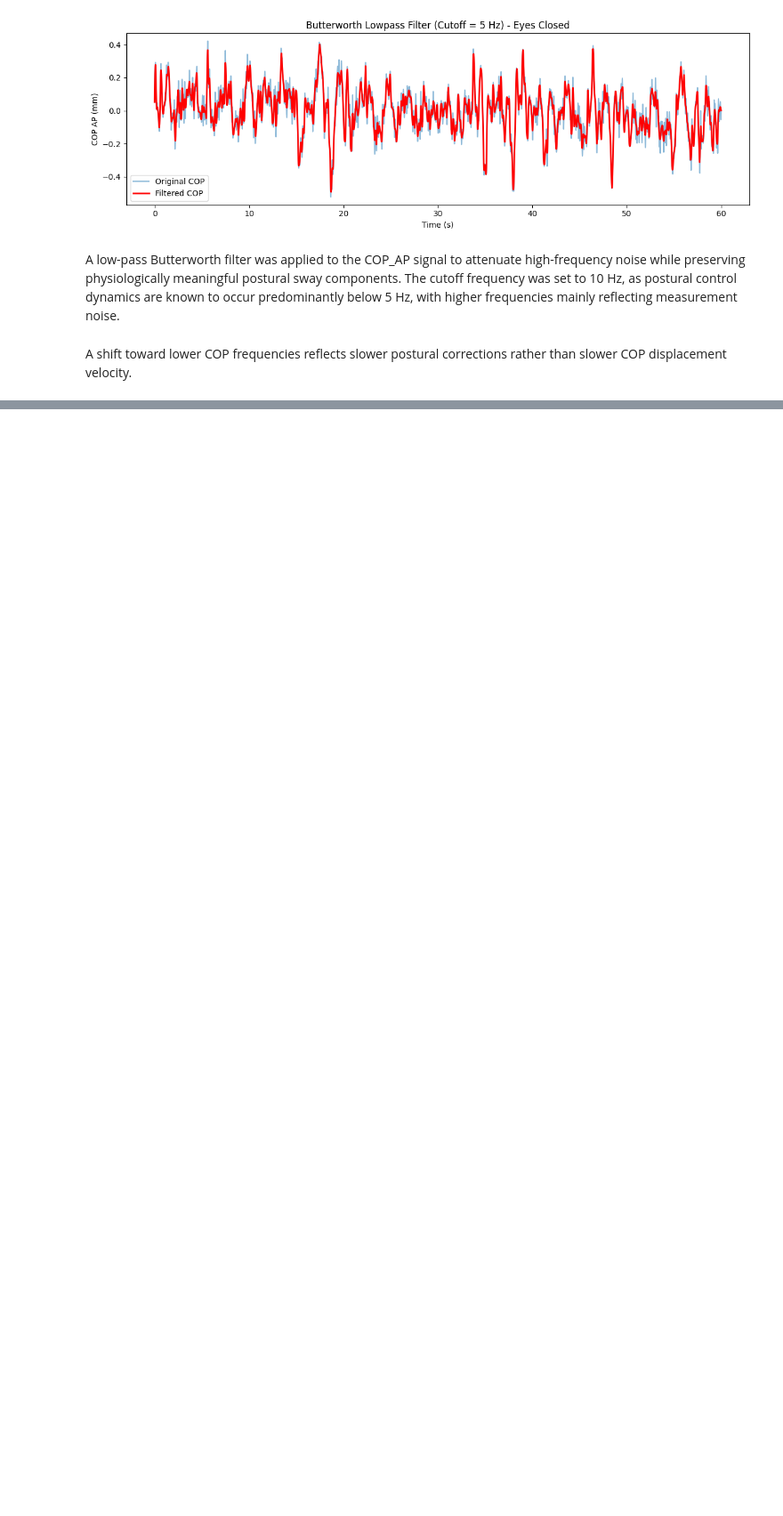
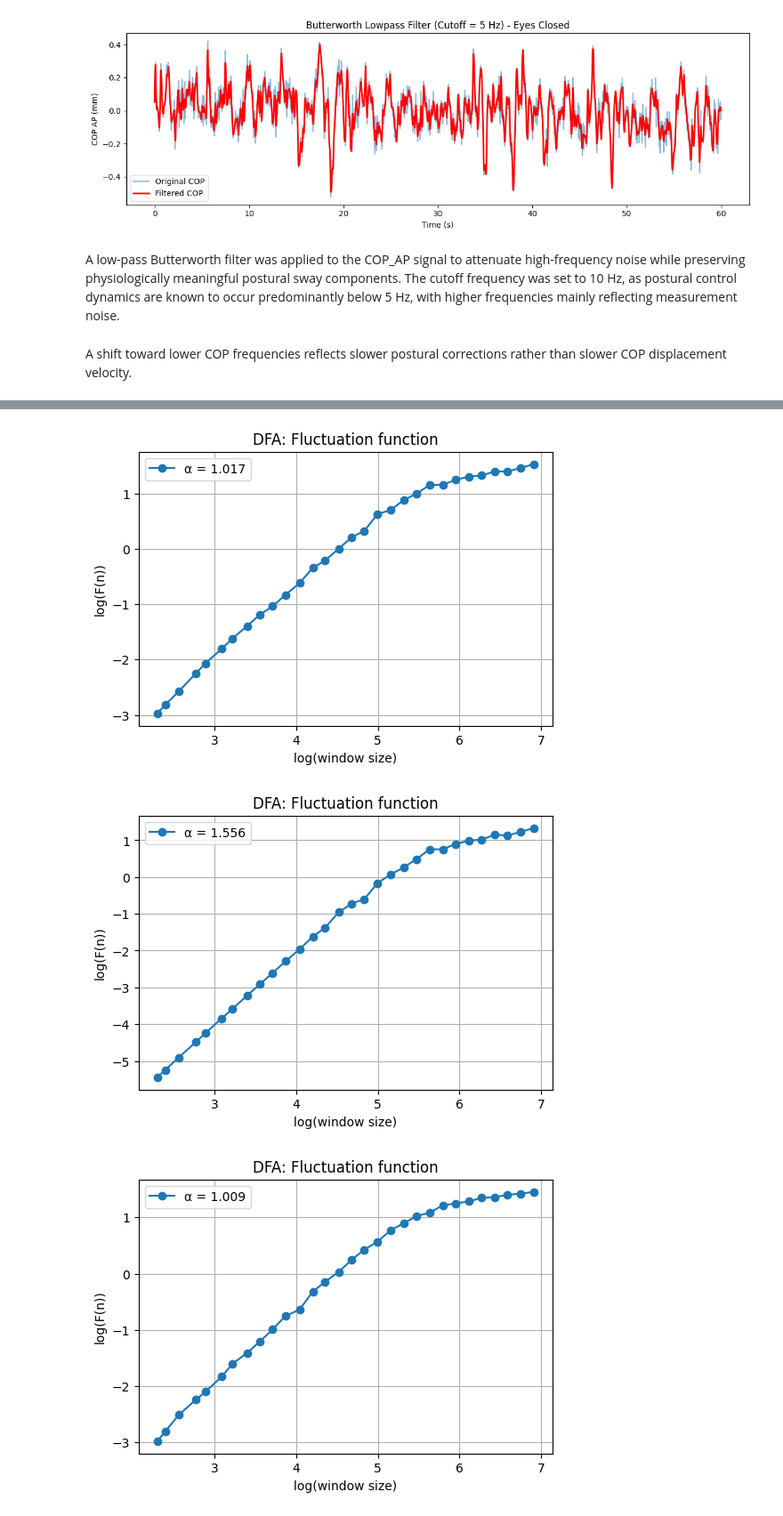
Before and after one commit to TheoLec-student/Time-Series-Analysis-of-Physiological-and-Human-Movement-Data, a Jupyter notebook: main.ipynb, the cells around one changed output, grey strips where cells are left out. Shown at 89% size. Drawn from its saved outputs; the diff is of its cells as text; code cells hidden in the pictures; blank space fills up the shorter version.

```diff
--- a/main.ipynb
+++ b/main.ipynb
@@ -486,0 +543,62 @@ A shift toward lower COP frequencies reflects slower postural corrections rather
+# %%
+#Perform Detrended Fluctuation Analysis (DFA):
+#Plot fluctuation function and determine scaling exponent
+
+def dfa(signal, min_window=4, max_window=500, n_windows=20):
+    # Center the signal
+    x = signal - np.mean(signal)
+    # Integrate the signal
+    y = np.cumsum(x)
+
+    # Define window sizes logarithmically spaced
+    n_vals = np.logspace(np.log10(min_window), np.log10(max_window), n_windows).astype(int)
+    F_n = []
+
+    for n in n_vals:
+        segments = len(y) // n
+        F_seg = []
+        for i in range(segments):
+            idx_start = i * n
+            idx_end = idx_start + n
+            segment = y[idx_start:idx_end]
+            # Fit linear trend
+            t = np.arange(n)
+            coeffs = np.polyfit(t, segment, 1)
+            trend = np.polyval(coeffs, t)
+            # Calculate fluctuation
+            F_seg.append(np.sqrt(np.mean((segment - trend)**2)))
+        F_n.append(np.mean(F_seg))
+
+    # Linear fit in log-log space
+    coeffs = np.polyfit(np.log(n_vals), np.log(F_n), 1)
+    alpha = coeffs[0]
+
+    # Plot
+    plt.figure(figsize=(6,4))
+    plt.plot(np.log(n_vals), np.log(F_n), 'o-', label=f'α = {alpha:.3f}')
+    plt.xlabel('log(window size)')
+    plt.ylabel('log(F(n))')
+    plt.title('DFA: Fluctuation function')
+    plt.legend()
+    plt.grid(True)
+    plt.show()
+
+    return alpha
+
+
+
+b, a = butter(2, 5, btype='low', fs=fs)
+cop_y_filtered = filtfilt(b, a, cop_y_open)
+alpha_open = dfa(cop_y_open, min_window=10, max_window=1000, n_windows=30)
+alpha_open_filtered = dfa(cop_y_filtered, min_window=10, max_window=1000, n_windows=30)
+
+alpha_close = dfa(cop_y_close, min_window=10, max_window=1000, n_windows=30)
+alpha_close_filtered = dfa(filtered_cop_y_close, min_window=10, max_window=1000, n_windows=30)
+print("DFA α (Eyes Open):", alpha_open)
+print("DFA α (Eyes Open Filtered):", alpha_open_filtered)
+print("DFA α (Eyes Closed):", alpha_close)
+print("DFA α (Eyes Closed Filtered):", alpha_close_filtered)
+# %% [output]
+[figure, added]
+[figure, added]
+[figure, added]
```
Also changed, not shown: parts of 5 cells of this notebook.
